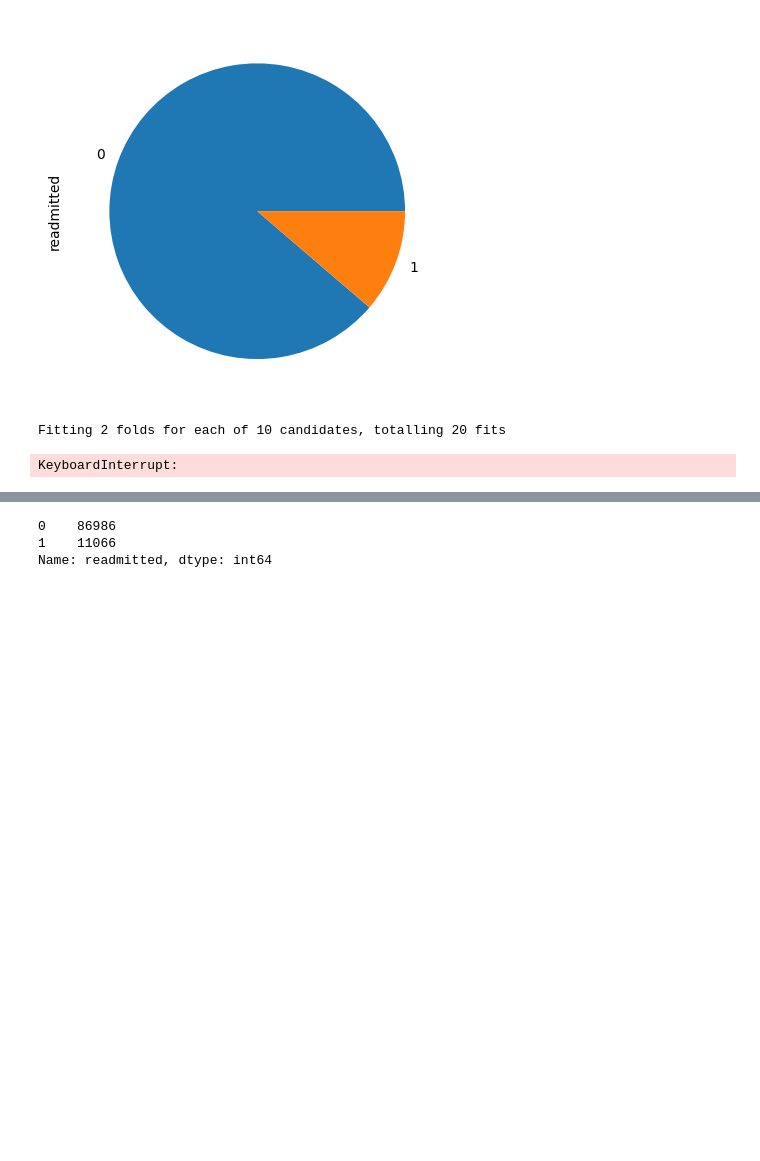
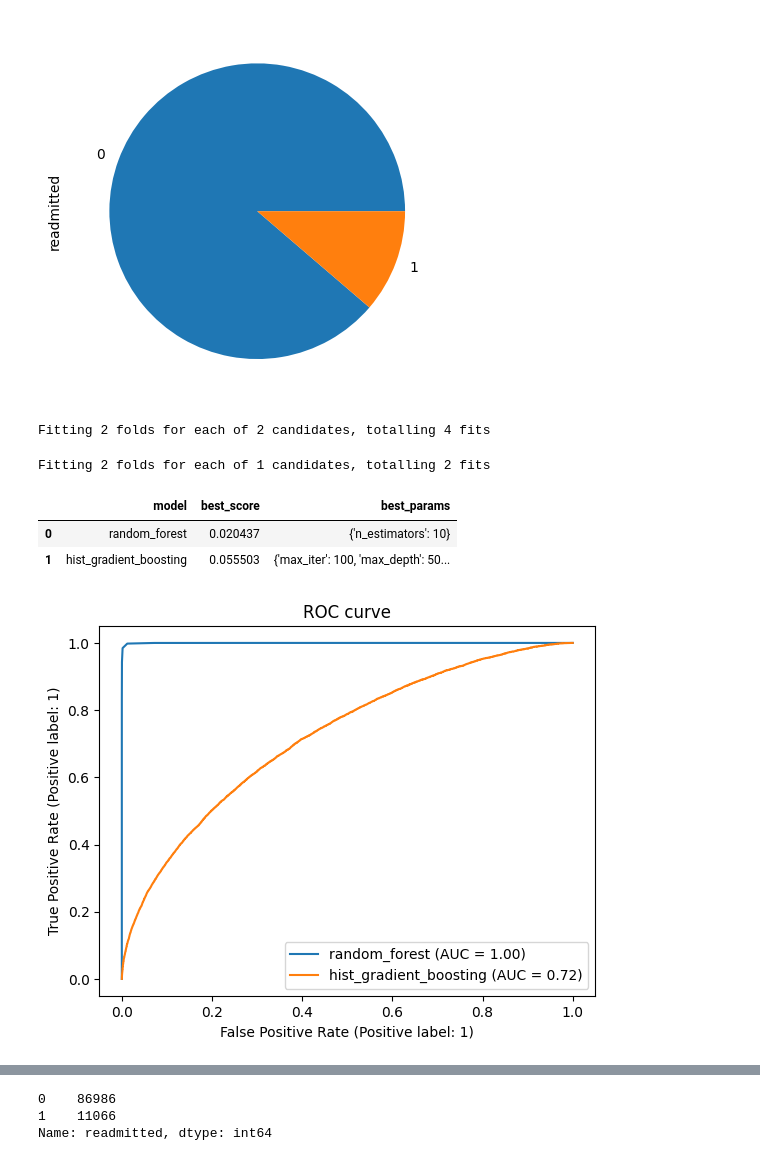
Before and after one commit to mjovanovic9999/ML, a Jupyter notebook: I/notebook/main.ipynb, the cells around one changed output, grey strips where cells are left out. Cells and saved outputs as stored; diff of their text form; code cells hidden in the pictures; blank space fills up the shorter version.

```diff
--- a/I/notebook/main.ipynb
+++ b/I/notebook/main.ipynb
@@ -665,12 +665,12 @@ dataframe_label_binary['readmitted'].value_counts().plot(kind='pie')
 # sc = pd.DataFrame(scores,columns=['model','best_score','best_params'])
 # sc
 # %%
-def randomSearch(df, target, search_space, scorings=['accuracy','f1','f1_micro','f1_macro','roc_auc_ovr','roc_auc_ovo','roc_auc','precision'], metric='f1'):
+def randomSearch(df, target, search_space, scorings=['accuracy','f1','f1_micro','f1_macro','roc_auc_ovr','roc_auc_ovo','roc_auc','precision'], metric='f1', folds=2):
     np.random.seed(0)
     scores = []
     models = []
     for model_name, mp in search_space.items():
-        clf = RandomizedSearchCV(mp['model'], mp['params'], scoring=scorings, refit=metric, cv=2, return_train_score=False, verbose=True,n_jobs=1)
+        clf = RandomizedSearchCV(mp['model'], mp['params'], scoring=scorings, refit=metric, cv=folds, return_train_score=False, verbose=True,n_jobs=-1)
         best=clf.fit(df.drop(columns=[target]).values, df[target].values)
         models.append(best)
         scores.append({
@@ -856,6 +856,29 @@ dataframe['readmitted'].value_counts()
 '\n0 - NO\n2 - >30\n1 - <30\n'
 # %% [markdown]
 Modifikacija dataset-a
+# %%
+from sklearn.metrics import RocCurveDisplay
+from sklearn.metrics import confusion_matrix, ConfusionMatrixDisplay
+
+
+def roc(scores, models, df):
+    fig, ax = plt.subplots()
+    model_displays = {}
+    for ind,model in enumerate(models):
+        model_displays[scores[ind]['model']] = RocCurveDisplay.from_estimator(
+            model.best_estimator_, df.drop('readmitted',axis=1).values, df['readmitted'], ax=ax, name=scores[ind]['model']
+        )
+    _ = ax.set_title("ROC curve")
+
+def confusion(models,df):
+    for ind,model in enumerate(models):
+        predictions = model.best_estimator_.predict(df.drop('readmitted',axis=1))
+        cm = confusion_matrix(df['readmitted'], predictions, labels=model.best_estimator_.classes_)
+        disp = ConfusionMatrixDisplay(confusion_matrix=cm,
+                                    display_labels=model.best_estimator_.classes_)
+        disp.plot()
+        print(model.best_estimator_)
+        plt.show()
 # %%
 dataframe_label_binary2=dataframe_label.copy(deep=True)
 dataframe_onehot_binary2=dataframe_onehot.copy(deep=True)
@@ -870,9 +893,16 @@ dataframe_label_binary2['readmitted'].value_counts().plot(kind='pie')
 <AxesSubplot: ylabel='readmitted'>
 [figure]
 # %%
-scores, models=randomSearch(dataframe_onehot_binary2, 'readmitted', search_space2, metric='accuracy')
+scores, models=randomSearch(dataframe_onehot_binary2, 'readmitted', search_space, metric='f1')
 sc = pd.DataFrame(scores,columns=['model','best_score','best_params'])
 sc
 # %% [output]
-Fitting 2 folds for each of 10 candidates, totalling 20 fits
+Fitting 2 folds for each of 2 candidates, totalling 4 fits
-KeyboardInterrupt:
+Fitting 2 folds for each of 1 candidates, totalling 2 fits
+|  | model | best_score | best_params |
+| 0 | random_forest | 0.020437 | {'n_estimators': 10} |
+| 1 | hist_gradient_boosting | 0.055503 | {'max_iter': 100, 'max_depth': 50... |
+# %%
+roc(scores,models,dataframe_onehot_binary2)
+# %% [output]
+[figure, added]
```
Also changed, not shown: parts of 11 cells of this notebook.
